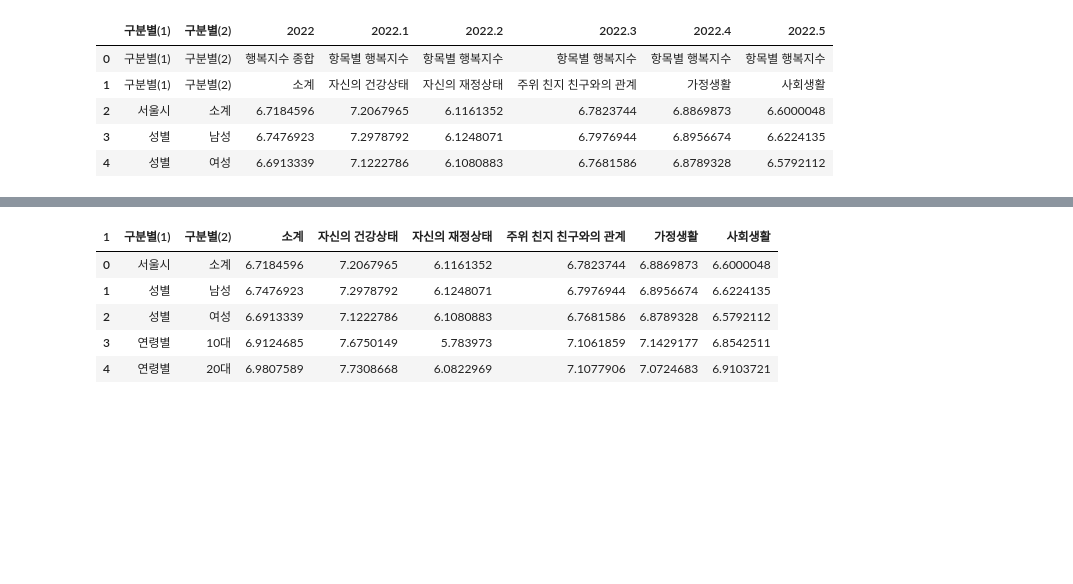
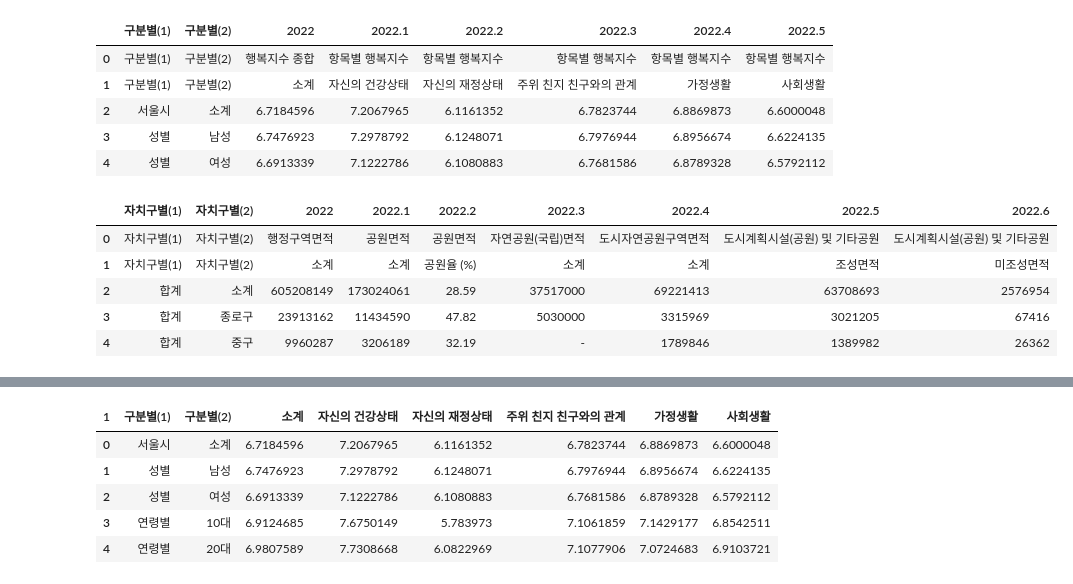
Before and after one commit to chaiwon1/happiness_analysis, a Jupyter notebook: happiness.ipynb, the cells around one changed output, grey strips where cells are left out. Saved outputs shown, nothing was run; the diff lists cells and outputs as text; code cells hidden in the pictures; blank space fills up the shorter version.

```diff
--- a/happiness.ipynb
+++ b/happiness.ipynb
@@ -13,3 +13,14 @@ df.head()
 | 2 | 서울시 | 소계 | 6.7184596 | 7.2067965 | 6.1161352 | 6.7823744 | 6.8869873 | 6.6000048 |
 | 3 | 성별 | 남성 | 6.7476923 | 7.2978792 | 6.1248071 | 6.7976944 | 6.8956674 | 6.6224135 |
 | 4 | 성별 | 여성 | 6.6913339 | 7.1222786 | 6.1080883 | 6.7681586 | 6.8789328 | 6.5792112 |
+# %%
+# 공원율 csv load
+park_df = pd.read_csv("park.csv")
+park_df.head()
+# %% [output]
+|  | 자치구별(1) | 자치구별(2) | 2022 | 2022.1 | 2022.2 | 2022.3 | 2022.4 | 2022.5 | 2022.6 |
+| 0 | 자치구별(1) | 자치구별(2) | 행정구역면적 | 공원면적 | 공원면적 | 자연공원(국립)면적 | 도시자연공원구역면적 | 도시계획시설(공원) 및 기타공원 | 도시계획시설(공원) 및 기타공원 |
+| 1 | 자치구별(1) | 자치구별(2) | 소계 | 소계 | 공원율 (%) | 소계 | 소계 | 조성면적 | 미조성면적 |
+| 2 | 합계 | 소계 | 605208149 | 173024061 | 28.59 | 37517000 | 69221413 | 63708693 | 2576954 |
+| 3 | 합계 | 종로구 | 23913162 | 11434590 | 47.82 | 5030000 | 3315969 | 3021205 | 67416 |
+| 4 | 합계 | 중구 | 9960287 | 3206189 | 32.19 | - | 1789846 | 1389982 | 26362 |
```
Also changed, not shown: parts of 25 cells of this notebook, 2 other files.
